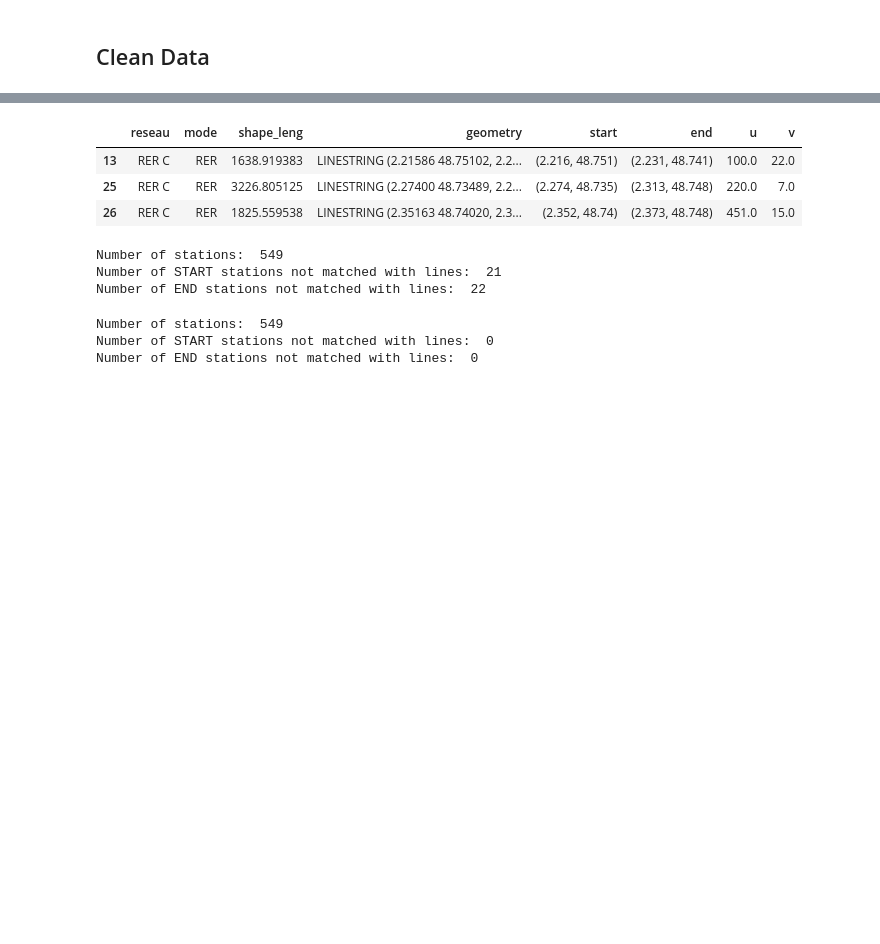
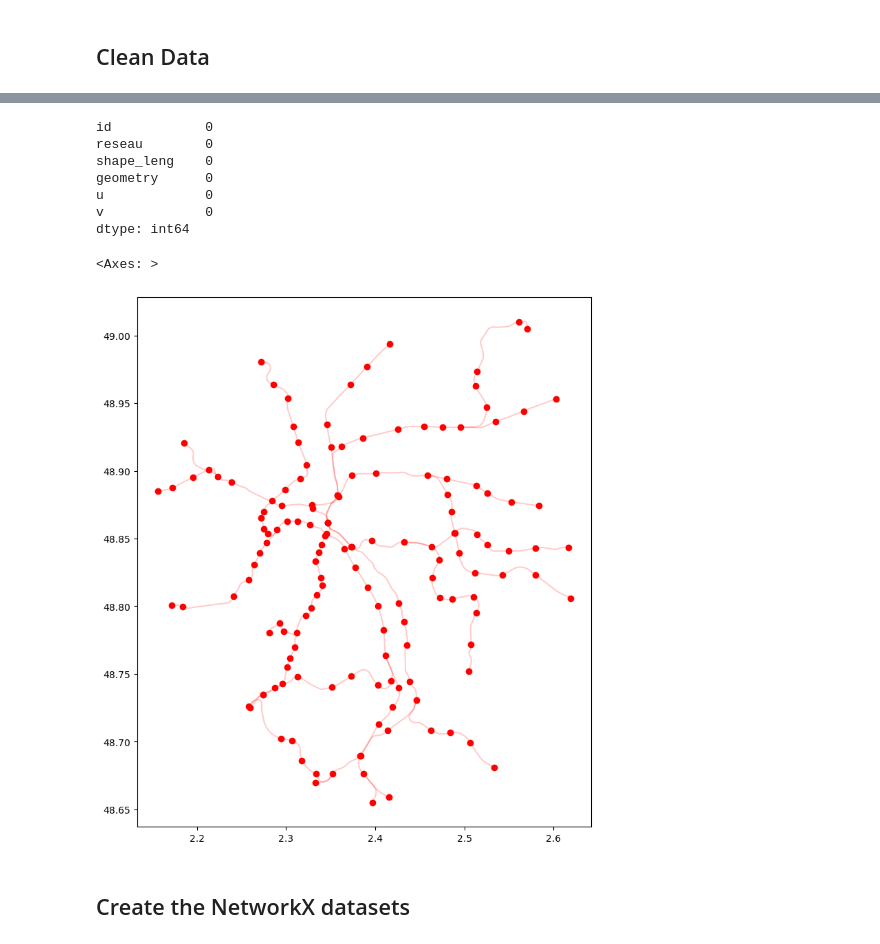
Before and after one commit to AurianeTec/Thesis, a Jupyter notebook: create_public_transport_networks.ipynb, the cells around one changed output, grey strips where cells are left out. Drawn from its saved outputs; the diff is of its cells as text; code cells hidden in the pictures; blank space fills up the shorter version.

```diff
--- a/create_public_transport_networks.ipynb
+++ b/create_public_transport_networks.ipynb
@@ -152,3 +127,6 @@ stations_GPM_clean.head(3)
+# %%
+# Get QGIS merged lines
+lines_GPM_clean = gpd.read_file("data/processed/lines_GPM.shp")
 # %%
 #--- Where possible, match stations with lines based on matching geometries
 lines_GPM = lines_GPM_clean.to_crs(4326)
@@ -158,12 +136,11 @@ stations_GPM = stations_GPM_clean.to_crs(4326)
 lines_GPM['start'] = lines_GPM['geometry'].apply(lambda x: x.coords[0])
 lines_GPM['end'] = lines_GPM['geometry'].apply(lambda x: x.coords[-1])
 
+
 # Round the coordinates to 3 decimals
 lines_GPM['start'] = lines_GPM['start'].apply(lambda x: (round(x[0], 3), round(x[1], 3)))
 lines_GPM['end'] = lines_GPM['end'].apply(lambda x: (round(x[0], 3), round(x[1], 3)))
 
-# Give IDs to the stations
-stations_GPM = stations_GPM.reset_index(drop = True).reset_index(drop = False).rename(columns = {'index':'id'})
 
 # In the stations dataframe, save the geometry as a tuple
 stations_GPM['coord'] = stations_GPM['geometry'].apply(lambda x: (round(x.x, 3), round(x.y, 3)))
@@ -176,52 +153,24 @@ stations_dict = dict(zip(stations_GPM['coord'], stations_GPM['id']))
 lines_GPM['u'] = lines_GPM['start'].apply(lambda x: stations_dict[x] if x in stations_dict else np.nan)
 lines_GPM['v'] = lines_GPM['end'].apply(lambda x: stations_dict[x] if x in stations_dict else np.nan)
 
-lines_GPM.head(3)
+# Remove useless columns
+lines_GPM = lines_GPM.drop(columns = ['start', 'end'])
+stations_GPM = stations_GPM.drop(columns = ['coord'])
+lines_GPM.isnull().sum()
 # %% [output]
-|  | reseau | mode | shape_leng | geometry | start | end | u | v |
-| 13 | RER C | RER | 1638.919383 | LINESTRING (2.21586 48.75102, 2.2... | (2.216, 48.751) | (2.231, 48.741) | 100.0 | 22.0 |
-| 25 | RER C | RER | 3226.805125 | LINESTRING (2.27400 48.73489, 2.2... | (2.274, 48.735) | (2.313, 48.748) | 220.0 | 7.0 |
-| 26 | RER C | RER | 1825.559538 | LINESTRING (2.35163 48.74020, 2.3... | (2.352, 48.74) | (2.373, 48.748) | 451.0 | 15.0 |
+id            0
+reseau        0
+shape_leng    0
+geometry      0
+u             0
+v             0
+dtype: int64
-# %%
-# Was this enough to match all stations with lines?
-print("Number of stations: ", len(lines_GPM))
-print("Number of START stations not matched with lines: ", len(lines_GPM) - len(lines_GPM['u'].dropna()))
-print("Number of END stations not matched with lines: ", len(lines_GPM) - len(lines_GPM['v'].dropna()))
-# %% [output]
-Number of stations:  549
-Number of START stations not matched with lines:  21
-Number of END stations not matched with lines:  22
-# %%
-#--- Where not filled thorugh matching, fill in u and v with the nearest station
-
-from shapely.ops import nearest_points
-
-def near(point, pts=stations_GPM.geometry.unary_union):
-     # find the nearest point and return the corresponding Place value
-     nearest = stations_GPM.geometry == nearest_points(point, pts)[1]
-     return stations_GPM[nearest].id.values[0]
-
-# Take care of the starting stations first
-lines_GPM_start = lines_GPM.drop(columns = ['geometry'])
-lines_GPM_start['geometry'] = lines_GPM_start['start'].apply(lambda x: shapely.geometry.Point(x))
-lines_GPM_start = lines_GPM_start.set_geometry('geometry').set_crs(4326).drop(columns = ['start', 'end'])
-lines_GPM_start['nearest'] = lines_GPM_start.apply(lambda row: near(row.geometry), axis=1)
-
-# Repeat for the end stations
-lines_GPM_end = lines_GPM.drop(columns = ['geometry'])
-lines_GPM_end['geometry'] = lines_GPM_end['end'].apply(lambda x: shapely.geometry.Point(x))
-lines_GPM_end = lines_GPM_end.set_geometry('geometry').set_crs(2154)
-lines_GPM_end['nearest'] = lines_GPM_end.apply(lambda row: near(row.geometry), axis=1)
-
-# Fill in the u and v column of lines_GPM with the u and v columns of lines_GPM_start and lines_GPM_end
-lines_GPM['u'] = lines_GPM['u'].fillna(lines_GPM_start['nearest'])
-lines_GPM['v'] = lines_GPM['v'].fillna(lines_GPM_end['nearest'])
-
-# Check if all stations are matched with lines
-print("Number of stations: ", len(lines_GPM))
-print("Number of START stations not matched with lines: ", len(lines_GPM) - len(lines_GPM['u'].dropna()))
-print("Number of END stations not matched with lines: ", len(lines_GPM) - len(lines_GPM['v'].dropna()))
-# %% [output]
-Number of stations:  549
-Number of START stations not matched with lines:  0
-Number of END stations not matched with lines:  0
+# %%
+ax = plt.axes()
+lines_GPM.plot(ax=ax, color = 'red', alpha = 0.2)
+stations_GPM.plot(ax=ax, color = 'red')
+# %% [output]
+<Axes: >
+[figure, added]
+# %% [markdown]
+## Create the NetworkX datasets
```
Also changed, not shown: parts of 17 cells of this notebook, 21 other files.
